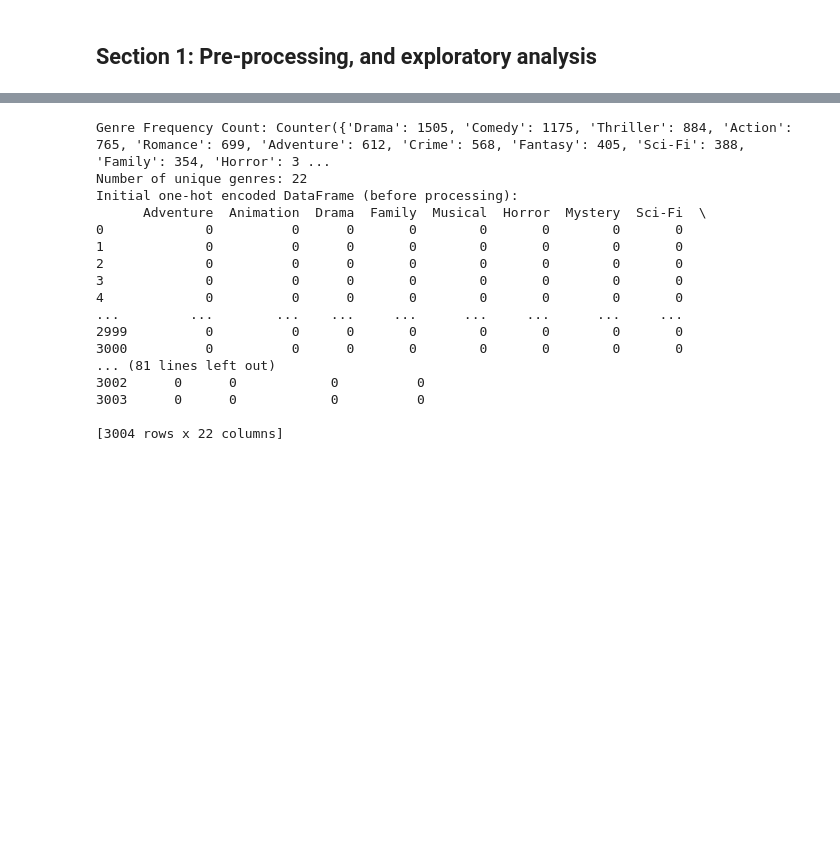
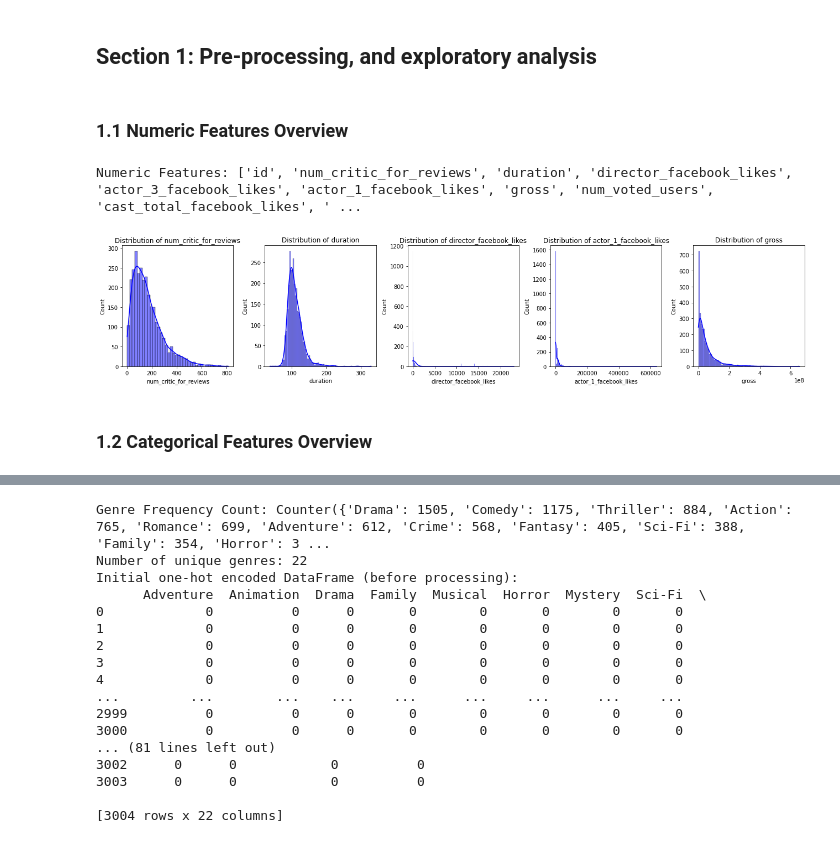
Before and after one commit to HammaTime123/Investigation-into-Developing-a-Classifier-for-Movie-Rating-for-IMDB-Data-Se, a Jupyter notebook: proj2.ipynb, the cells around one changed output, grey strips where cells are left out. Drawn from its saved outputs; the diff is of its cells as text; code cells hidden in the pictures; blank space fills up the shorter version.

Commit message:
add erxtra plotting to early work

```diff
--- a/proj2.ipynb
+++ b/proj2.ipynb
@@ -130,3 +130,29 @@ Shape of GenreEmbeddings: (3004, 100)
 Shape of TitleEmbeddings: (3004, 100)
 # %% [markdown]
 ## Section 1: Pre-processing, and exploratory analysis
+# %% [markdown]
+### 1.1 Numeric Features Overview
+# %%
+num_features = Train.select_dtypes(include=[np.number]).columns.tolist()
+print("\nNumeric Features:", num_features)
+
+# Let's plot histograms for some key numeric features
+key_numeric_columns = [
+    'num_critic_for_reviews',
+    'duration',
+    'director_facebook_likes',
+    'actor_1_facebook_likes',
+    'gross'
+]
+
+fig, axes = plt.subplots(nrows=1, ncols=len(key_numeric_columns), figsize=(18, 4))
+for i, col in enumerate(key_numeric_columns):
+    sns.histplot(data=Train, x=col, ax=axes[i], kde=True, color='blue')
+    axes[i].set_title(f"Distribution of {col}")
+plt.tight_layout()
+plt.show()
+# %% [output]
+Numeric Features: ['id', 'num_critic_for_reviews', 'duration', 'director_facebook_likes', 'actor_3_facebook_likes', 'actor_1_facebook_likes', 'gross', 'num_voted_users', 'cast_total_facebook_likes', ' ...
+[figure, added]
+# %% [markdown]
+### 1.2 Categorical Features Overview
```
Also changed, not shown: parts of 11 cells of this notebook.
